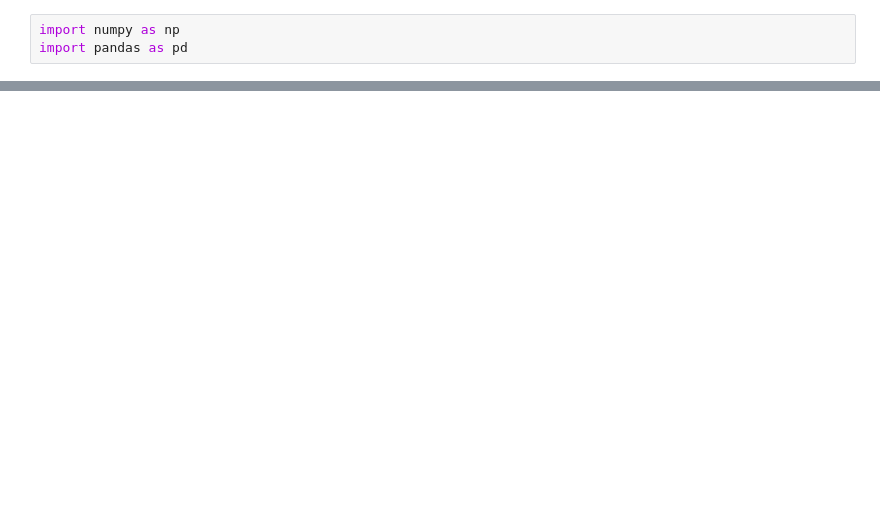
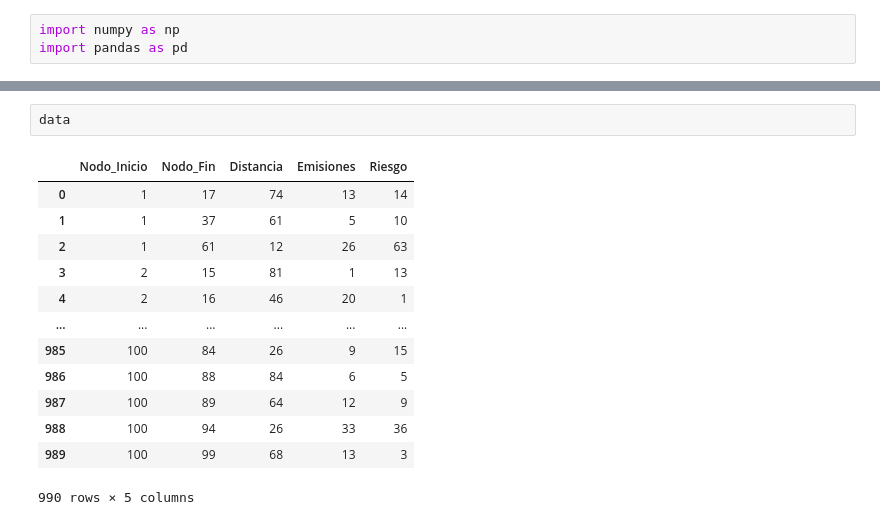
Before and after one commit to daoterog/Multi-Objective-Optim-Coursework, a Jupyter notebook: Notebook_MO.ipynb, the cells around one changed output, grey strips where cells are left out. Saved outputs shown, nothing was run; the diff lists cells and outputs as text; blank space fills up the shorter version.

```diff
--- a/Notebook_MO.ipynb
+++ b/Notebook_MO.ipynb
@@ -24,0 +23,16 @@ plt.show()
+# %%
+data
+# %% [output]
+|  | Nodo_Inicio | Nodo_Fin | Distancia | Emisiones | Riesgo |
+| 0 | 1 | 17 | 74 | 13 | 14 |
+| 1 | 1 | 37 | 61 | 5 | 10 |
+| 2 | 1 | 61 | 12 | 26 | 63 |
+| 3 | 2 | 15 | 81 | 1 | 13 |
+| 4 | 2 | 16 | 46 | 20 | 1 |
+| ... | ... | ... | ... | ... | ... |
+| 985 | 100 | 84 | 26 | 9 | 15 |
+| 986 | 100 | 88 | 84 | 6 | 5 |
+| 987 | 100 | 89 | 64 | 12 | 9 |
+| 988 | 100 | 94 | 26 | 33 | 36 |
+| 989 | 100 | 99 | 68 | 13 | 3 |
+990 rows × 5 columns
```
Also changed, not shown: parts of 4 cells of this notebook.
